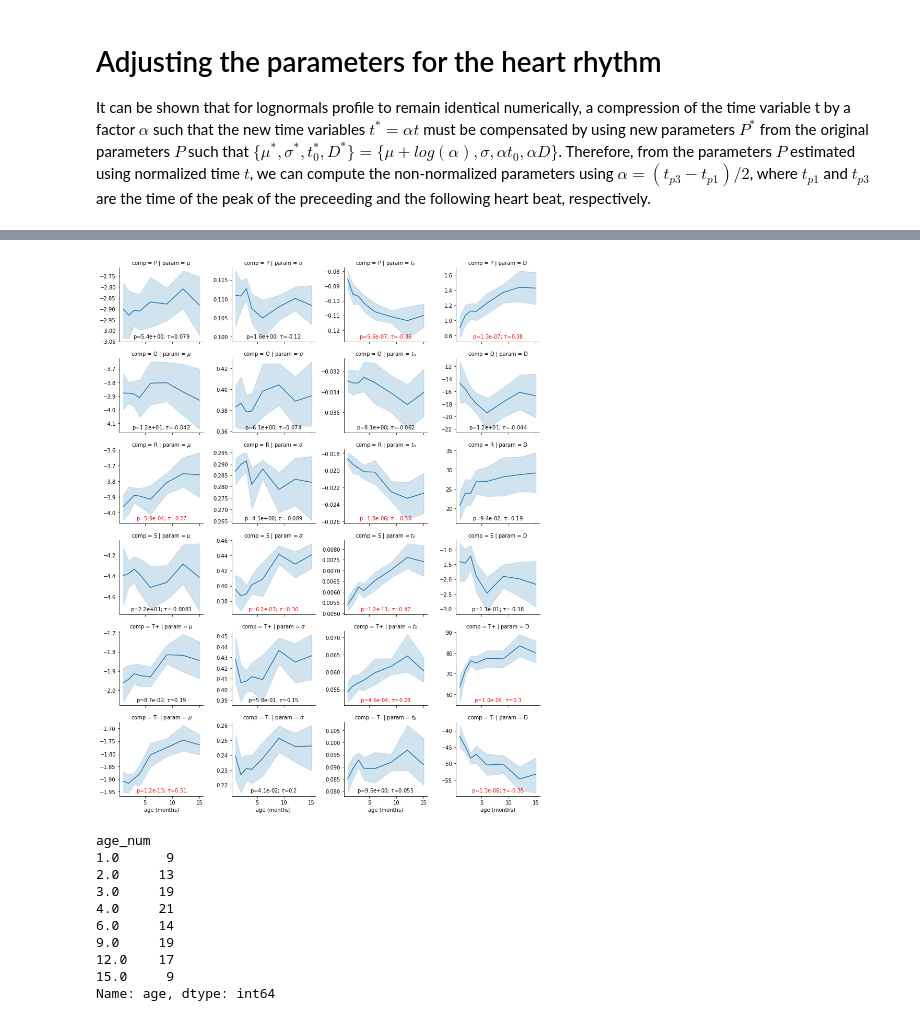
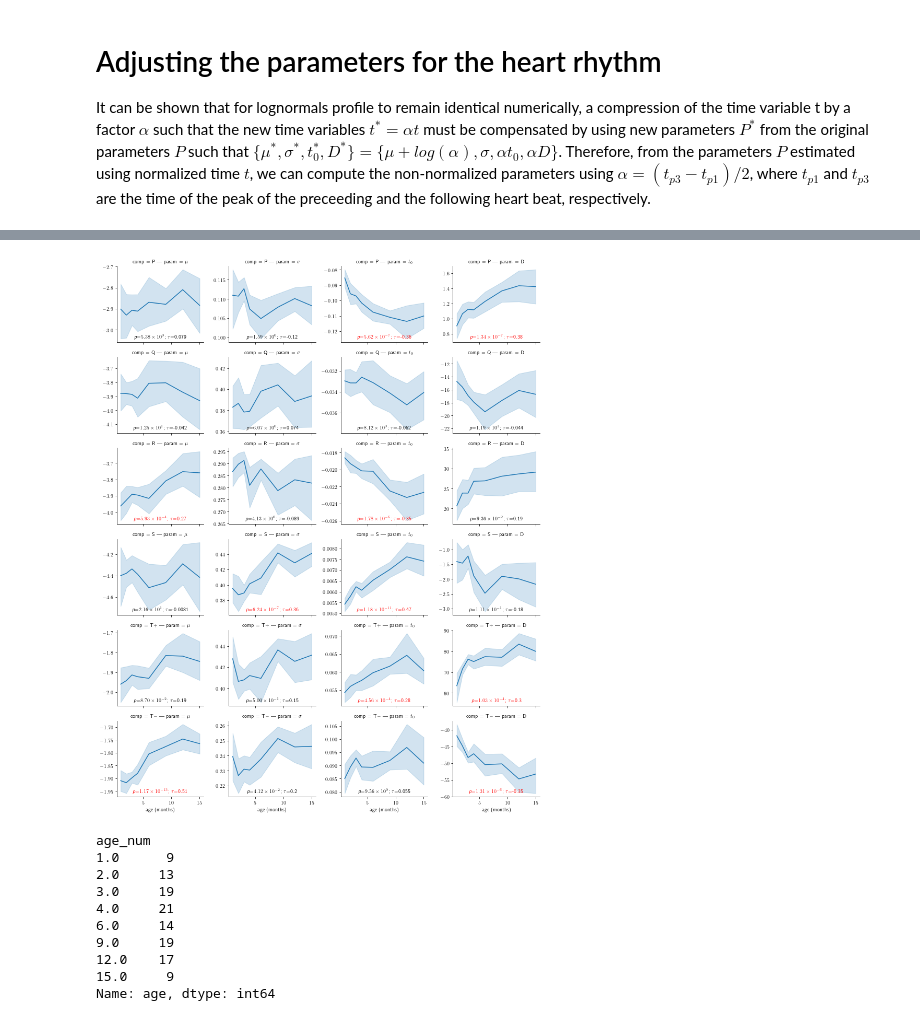
Before and after one commit to lina-usc/ecg_paper, a Jupyter notebook: 3-extract_peaks_individual_peaks.ipynb, the cells around one changed output, grey strips where cells are left out. Drawn from its saved outputs; the diff is of its cells as text; code cells hidden in the pictures.

Commit message:
Fixing things in figures for the proof.

```diff
--- a/3-extract_peaks_individual_peaks.ipynb
+++ b/3-extract_peaks_individual_peaks.ipynb
@@ -51,7 +57,7 @@ env.max_no_progress = 200
 
 
 for no, row in tqdm(list(segment_df.iterrows())):
-    path = Path(f"ind_params_{row['subject']}_{row['age']}_{row['condition']}.csv")
+    path = Path(f"data/ind_params_{row['subject']}_{row['age']}_{row['condition']}.csv")
     if not recompute and path.exists():
         print(f"Skipping {no} {path}. Already exists.")
         continue
@@ -126,13 +150,14 @@ snrs = []
 np.random.seed(2344234)
 
 
-for (no, row), ax in tqdm(list(zip(segment_df.sample(frac=1).iterrows(), axes.ravel()))):
+for (no, row), ax in tqdm(list(zip(segment_df.sample(frac=1, random_state=234123).iterrows(), axes.ravel()))):
     path = Path(f"data/ind_params_{row['subject']}_{row['age']}_{row['condition']}.csv")
     print(*row[['subject', 'age', 'condition']])
     i = np.random.choice(np.arange(row.clean_beats.shape[0]), 1)[0]
     res_dict = row[['subject', 'age', 'condition']].to_dict()
     state = env.reset()
-    state = env.env_method("reset_set", row=row, mean=False, selected_beat_ind=i)[0]
+    state = env.env_method("reset_set", row=row, mean=False, selected_beat_ind=i,
+                           random_state=234234)[0]
     beat_no = env.get_attr("selected_beat_ind")[0]
     done = False
 
@@ -219,6 +247,15 @@ fig
 # %% [markdown]
 ### Function definitions
 # %%
+def sci_notation(number, sig_fig=2):
+    ret_string = "{0:.{1:d}e}".format(number, sig_fig)
+    a, b = ret_string.split("e")
+    # remove leading "+" and strip leading zeros
+    b = int(b)
+    b = f"10^{{{b}}}"
+    return rf"${a} \times {b}$"
+
+
 def plot_dists(df):
     mean_melted = df.melt(id_vars=df.columns[:7], value_vars=df.columns[7:], var_name="parameter")
     mean_melted["comp"], mean_melted["param"] = np.stack(mean_melted.parameter.str.split("_").values).T
@@ -329,7 +366,7 @@ def plot_param_age_trends(df, fig_file_name="parameter_trends.png"):
                         var_name="parameter")
     tmp["comp"], tmp["param"] = np.stack(tmp.parameter.str.split("_").values).T
     tmp.loc[tmp.comp == "T", "comp"] = "T+"
-    tmp.loc[tmp.comp == "U", "comp"] = "T-"
+    tmp.loc[tmp.comp == "U", "comp"] = r"T$-$"
 
     g = sns.relplot(data=tmp, x="age (months)", y='value', col="param", row="comp",
                     kind="line", facet_kws=dict(sharey=False), height=2.5, aspect=1.2)
@@ -339,13 +376,13 @@ def plot_param_age_trends(df, fig_file_name="parameter_trends.png"):
         comp, param = title.split("|")
         comp = comp.split("=")[1].strip()
         param = param.split("=")[1].strip()
-        p = corrected_p[comp.replace("T+", "T").replace("T-", "U") + "_" + param]
-        tau = cor[comp.replace("T+", "T").replace("T-", "U") + "_" + param]
+        p = corrected_p[comp.replace("T+", "T").replace(r"T$-$", "U") + "_" + param]
+        tau = cor[comp.replace("T+", "T").replace(r"T$-$", "U") + "_" + param]
 
         disp_param = title.replace("t0", "$t_0$").replace("mu", "$\mu$").replace("sigma", "$\sigma$")
 
         ax.set_title(rf"{disp_param}", fontdict={"size":10})
-        ax.text(0.5, 0.05, rf"p={p:.1e}; $\tau$={tau:.2}",
+        ax.text(0.5, 0.05, fr"\textit{{p}}={sci_notation(p)}; $\tau$={tau:.2}",
                 fontdict={"size":10}, transform=ax.transAxes,
                 ha="center", color="red" if p < 0.01 else "black")
 
@@ -451,7 +488,7 @@ for no, row in tqdm(list(segment_df.iterrows())):
 
 alpha_df = pd.concat(alpha_df)
 # %%
-df_ind_peaks_corrected =  pd.concat([pd.read_csv(Path(f"ind_params_{row['subject']}_{row['age']}_{row['condition']}.csv")).loc[:, "subject":]
+df_ind_peaks_corrected =  pd.concat([pd.read_csv(Path(f"data/ind_params_{row['subject']}_{row['age']}_{row['condition']}.csv")).loc[:, "subject":]
                                      for _, row in tqdm(list(segment_df.iterrows()))]).reset_index()
 
 df_ind_peaks_corrected = df_ind_peaks_corrected.merge(alpha_df, on=["age", "subject", "condition", "no_beat"])
@@ -511,7 +550,8 @@ fig.savefig("predicted_pqrst_corrected.png", dpi=300)
 # %%
+plt.rcParams['savefig.facecolor']='white'
 plot_param_age_trends(df_means_corrected.drop(columns="alpha"), "parameter_trends_corrected.png")
 # %% [output]
-[figure, old version]
+[figure, new version]
 # %%
 df_means_corrected.groupby("age_num").count().age
 # %% [output]
```
Also changed, not shown: parts of 14 cells of this notebook, 2 other files.
